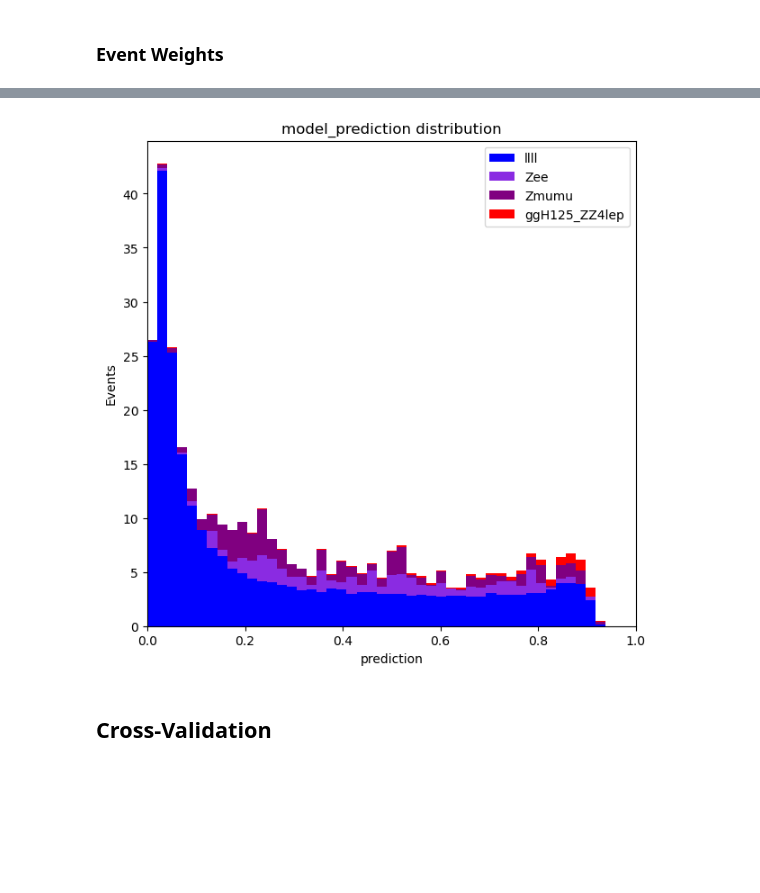
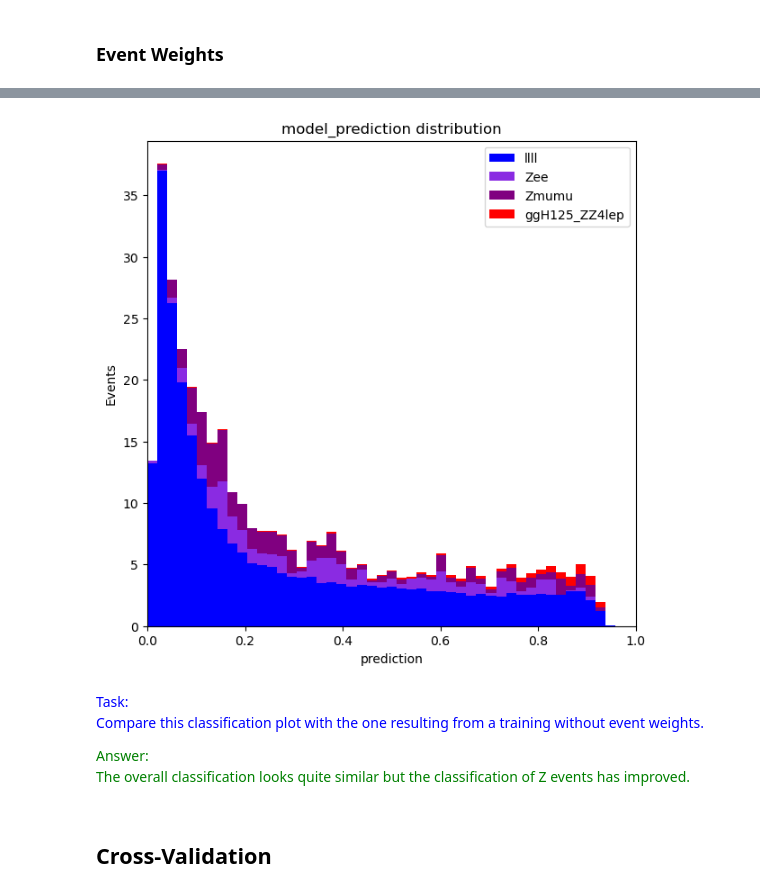
Before and after one commit to MaxStange1005/ATLAS-OpenData-Higgs-NeuralNetworks, a Jupyter notebook: machine_learning.ipynb, the cells around one changed output, grey strips where cells are left out. Saved outputs shown, nothing was run; the diff lists cells and outputs as text; code cells hidden in the pictures; blank space fills up the shorter version.

Commit message:
more documentation and implemented: cross validation, loading and saving a model, and baseline model

```diff
--- a/machine_learning.ipynb
+++ b/machine_learning.ipynb
@@ -256,9 +393,9 @@ normalization_layer.adapt(values)
 # %%
-# Create a simple NN
+# Create model
 model_layers = [
     normalization_layer,
     tf.keras.layers.Dense(60, activation='relu', name='Hidden_layer_1'),
     tf.keras.layers.Dense(60, activation='relu', name='Hidden_layer_2'),
     tf.keras.layers.Dense(1, activation='sigmoid', name='Output_layer'),
 ]
-model = tf.keras.models.Sequential(model_layers)
+model = tf.keras.models.Sequential(model_layers, name='simple_model')
@@ -378,6 +529,6 @@ def apply_dnn_model(model, data_frames, variables, sample_list):
 # %%
 # Apply the model
-data_frames_apply_dnn = apply_dnn_model(model, data_frames, training_variables, sample_list_signal + sample_list_background)
+data_frames_apply_dnn = common.apply_dnn_model(model, data_frames, training_variables, sample_subset_signal + sample_subset_background)
 # %% [output]
 Apply Model for ggH125_ZZ4lep
 5046/5046 [==============================] - 10s 2ms/step
@@ -493,6 +694,6 @@ val loss = 0.34102      val accuracy = 0.84164
 # %%
 # Apply the model
-data_frames_apply_dnn = apply_dnn_model(model, data_frames, training_variables, sample_list_signal + sample_list_background)
+data_frames_apply_dnn = common.apply_dnn_model(model, data_frames, training_variables, sample_subset_signal + sample_subset_background)
 # %% [output]
 Apply Model for ggH125_ZZ4lep
 5046/5046 [==============================] - 10s 2ms/step
@@ -596,6 +827,6 @@ val loss = 5e-05        val binary accuracy = 0.97591
 # %%
 # Apply the model
-data_frames_apply_dnn = apply_dnn_model(model, data_frames, training_variables, sample_list_signal + sample_list_background)
+data_frames_apply_dnn = common.apply_dnn_model(model, data_frames, training_variables, sample_subset_signal + sample_subset_background)
 model_prediction = {'variable': 'model_prediction',
                     'binning': np.linspace(0, 1, 50),
                     'xlabel': 'prediction'}
@@ -699,6 +999,6 @@ _ = plt.show()
 # %%
 # Apply the model
-data_frames_apply_dnn = apply_dnn_model(model, data_frames, training_variables, sample_list_signal + sample_list_background)
+data_frames_apply_dnn = common.apply_dnn_model(model, data_frames, training_variables, sample_subset_signal + sample_subset_background)
 model_prediction = {'variable': 'model_prediction',
                     'binning': np.linspace(0, 1, 50),
                     'xlabel': 'prediction'}
@@ -715,3 +1015,15 @@ Apply Model for Zmumu
-[figure, old version]
+[figure, new version]
+# %% [markdown]
+<font color='blue'>
+Task:
+
+Compare this classification plot with the one resulting from a training without event weights.
+</font><br>
+
+<font color='green'>
+Answer:
+
+The overall classification looks quite similar but the classification of Z events has improved.
+</font>
 # %% [markdown]
 ## Cross-Validation
```
Also changed, not shown: parts of 172 cells of this notebook, 1 other file.
